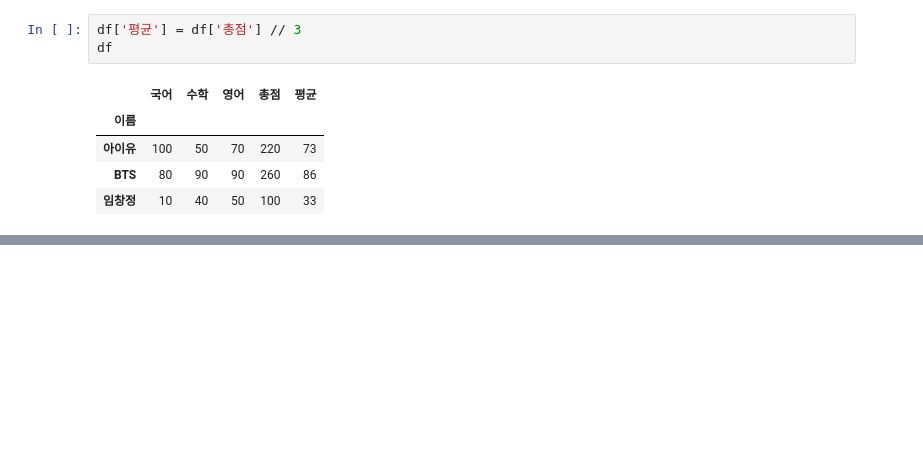
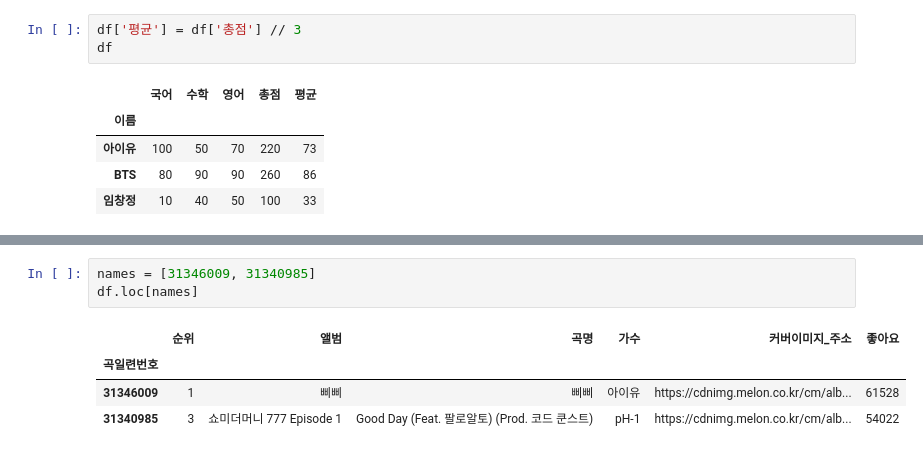
Before and after one commit to CodingSta/demo-201810-lge, a Jupyter notebook: 파이썬강의.ipynb, the cells around one changed output, grey strips where cells are left out. Saved outputs shown, nothing was run; the diff lists cells and outputs as text; blank space fills up the shorter version.

```diff
--- a/파이썬강의.ipynb
+++ b/파이썬강의.ipynb
@@ -793,0 +944,8 @@ df
+# %%
+names = [31346009, 31340985]
+df.loc[names]
+# %% [output]
+|  | 순위 | 앨범 | 곡명 | 가수 | 커버이미지_주소 | 좋아요 |
+| 곡일련번호 |  |  |  |  |  |  |
+| 31346009 | 1 | 삐삐 | 삐삐 | 아이유 | https://cdnimg.melon.co.kr/cm/alb... | 61528 |
+| 31340985 | 3 | 쇼미더머니 777 Episode 1 | Good Day (Feat. 팔로알토) (Prod. 코드 쿤스트) | pH-1 | https://cdnimg.melon.co.kr/cm/alb... | 54022 |
```
Also changed, not shown: parts of 14 cells of this notebook.
